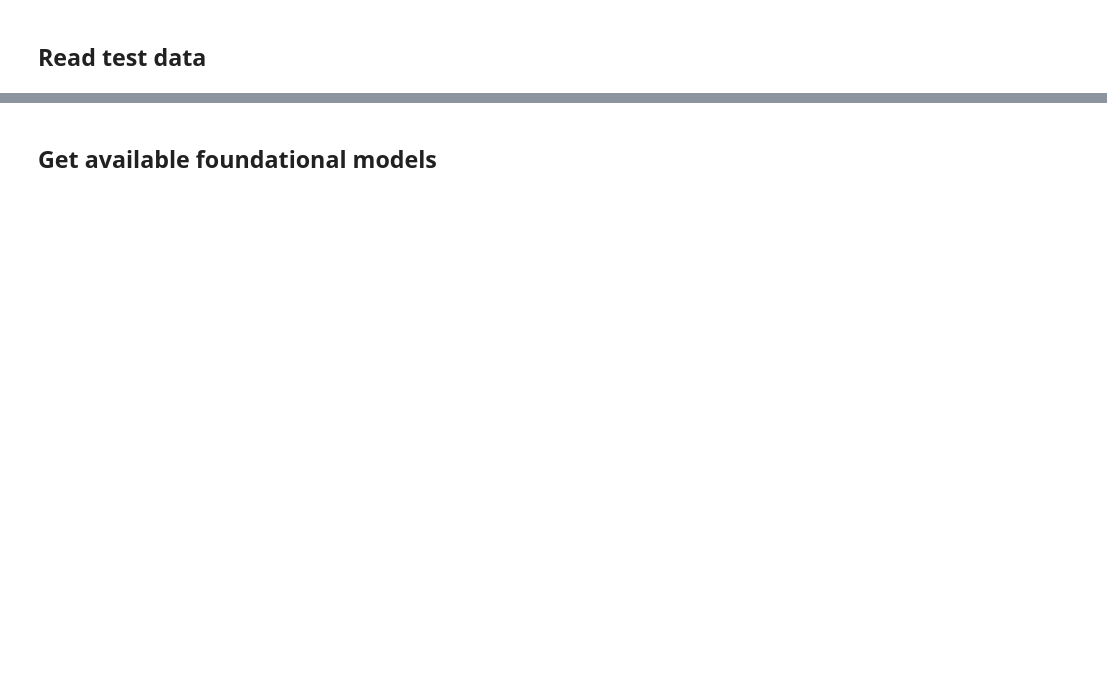
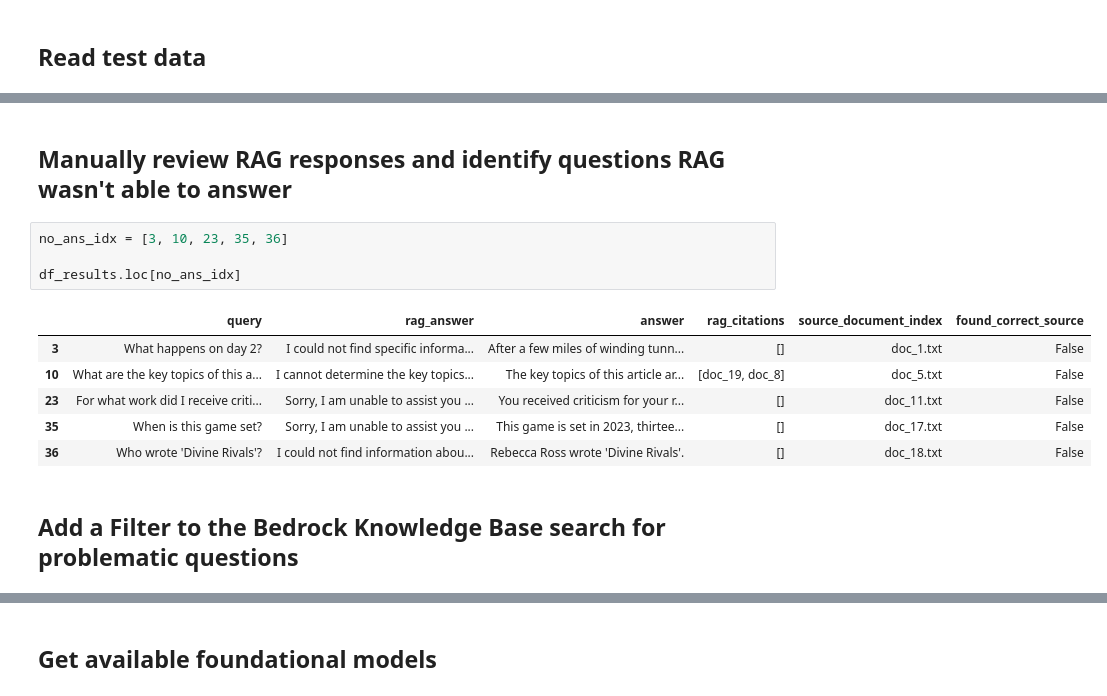
Before and after one commit to NumanticSolutions/rag_search, a Jupyter notebook: aws_bedrock/S30_search_bedrock_knowledgebase.ipynb, the cells around one changed output, grey strips where cells are left out. Drawn from its saved outputs; the diff is of its cells as text; blank space fills up the shorter version.

```diff
--- a/aws_bedrock/S30_search_bedrock_knowledgebase.ipynb
+++ b/aws_bedrock/S30_search_bedrock_knowledgebase.ipynb
@@ -374,0 +104,15 @@ sp_q_answer_map = {k:v for k, v in zip(df_spqs["question"],
+# %% [markdown]
+## Manually review RAG responses and identify questions RAG wasn't able to answer
+# %%
+no_ans_idx = [3, 10, 23, 35, 36]
+
+df_results.loc[no_ans_idx]
+# %% [output]
+|  | query | rag_answer | answer | rag_citations | source_document_index | found_correct_source |
+| 3 | What happens on day 2? | I could not find specific informa... | After a few miles of winding tunn... | [] | doc_1.txt | False |
+| 10 | What are the key topics of this a... | I cannot determine the key topics... | The key topics of this article ar... | [doc_19, doc_8] | doc_5.txt | False |
+| 23 | For what work did I receive criti... | Sorry, I am unable to assist you ... | You received criticism for your r... | [] | doc_11.txt | False |
+| 35 | When is this game set? | Sorry, I am unable to assist you ... | This game is set in 2023, thirtee... | [] | doc_17.txt | False |
+| 36 | Who wrote 'Divine Rivals'? | I could not find information abou... | Rebecca Ross wrote 'Divine Rivals'. | [] | doc_18.txt | False |
+# %% [markdown]
+## Add a Filter to the Bedrock Knowledge Base search for problematic questions
```
Also changed, not shown: parts of 36 cells of this notebook, 13 other files.
